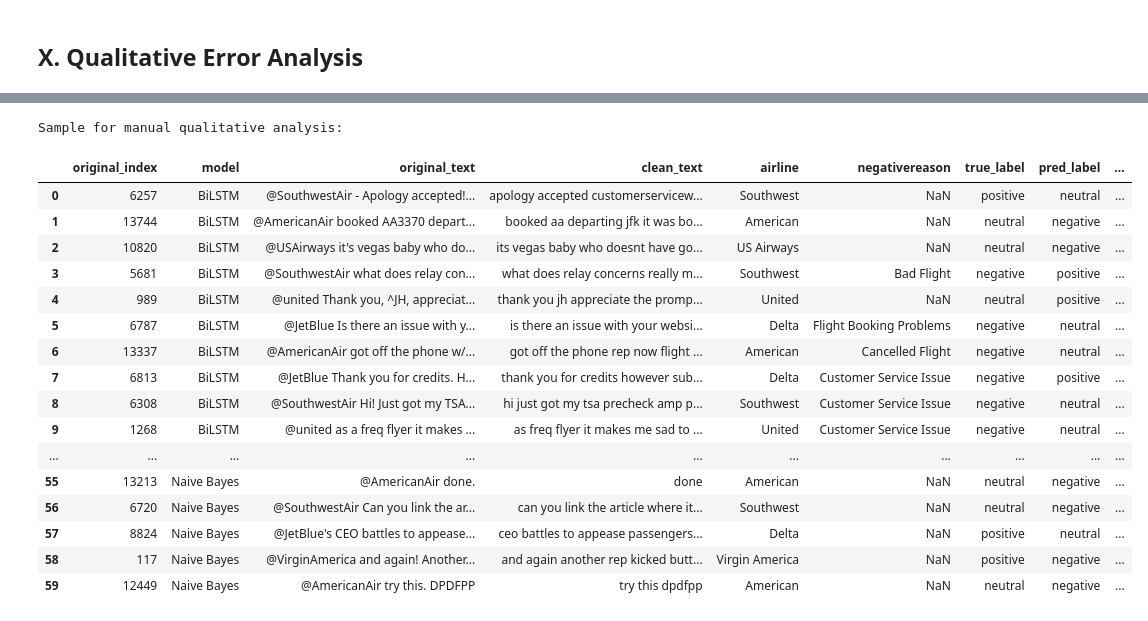
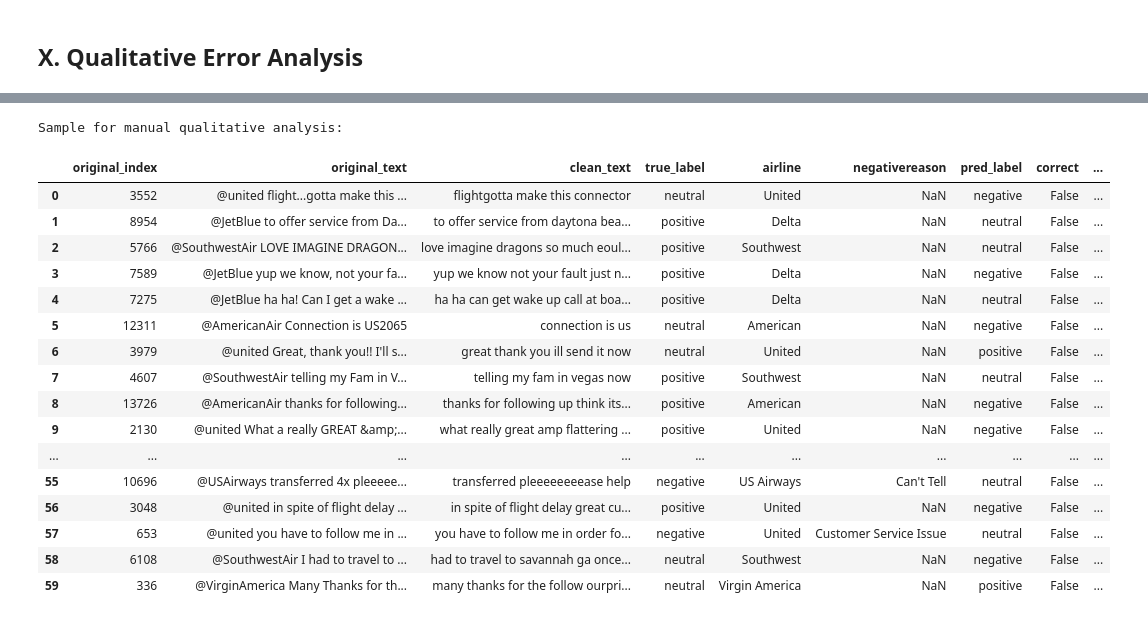
Before and after one commit to CoenHiddink2001/DLNLP_Group8, a Jupyter notebook: NLP assignment.ipynb, the cells around one changed output, grey strips where cells are left out. Saved outputs shown, nothing was run; the diff lists cells and outputs as text; code cells hidden in the pictures.

Commit message:
Update random seed en error fixes;

```diff
--- a/NLP assignment.ipynb
+++ b/NLP assignment.ipynb
@@ -984,55 +918,41 @@ Predicted: neutral
 ------------------------------------------------------------
 # %%
-# Create a qualitative analysis sample: 20 errors per model
 qual_sample = pd.concat([
     nb_errors.assign(model="Naive Bayes"),
     logit_errors.assign(model="Logistic Regression"),
     bilstm_errors.assign(model="BiLSTM")
 ], axis=0)
 
-# Sample evenly across models
-qual_sample = (
-    qual_sample.groupby("model", group_keys=False)
-    .apply(lambda x: x.sample(n=min(20, len(x)), random_state=42))
-    .copy()
-)
-
-qual_sample = qual_sample[[
-    "model",
-    "original_text",
-    "clean_text",
-    "airline",
-    "negativereason",
-    "true_label",
-    "pred_label",
-    "confusion_pair"
-]].reset_index(drop=False).rename(columns={"index": "original_index"})
+qual_sample = pd.concat([
+    qual_sample[qual_sample["model"] == m].sample(n=min(20, len(qual_sample[qual_sample["model"] == m])), random_state=42)
+    for m in qual_sample["model"].unique()
+]).reset_index(drop=False).rename(columns={"index": "original_index"})
 
 qual_sample["error_category"] = ""
 qual_sample["notes"] = ""
 
 pd.set_option("display.max_colwidth", None)
 print("\nSample for manual qualitative analysis:")
 display(qual_sample)
 # %% [output]
 Sample for manual qualitative analysis:
-|  | original_index | model | original_text | clean_text | airline | negativereason | true_label | pred_label | ... |
-| 0 | 6257 | BiLSTM | @SouthwestAir - Apology accepted!... | apology accepted customerservicew... | Southwest | NaN | positive | neutral | ... |
-| 1 | 13744 | BiLSTM | @AmericanAir booked AA3370 depart... | booked aa departing jfk it was bo... | American | NaN | neutral | negative | ... |
-| 2 | 10820 | BiLSTM | @USAirways it's vegas baby who do... | its vegas baby who doesnt have go... | US Airways | NaN | neutral | negative | ... |
-| 3 | 5681 | BiLSTM | @SouthwestAir what does relay con... | what does relay concerns really m... | Southwest | Bad Flight | negative | positive | ... |
-| 4 | 989 | BiLSTM | @united Thank you, ^JH, appreciat... | thank you jh appreciate the promp... | United | NaN | neutral | positive | ... |
-| 5 | 6787 | BiLSTM | @JetBlue Is there an issue with y... | is there an issue with your websi... | Delta | Flight Booking Problems | negative | neutral | ... |
-| 6 | 13337 | BiLSTM | @AmericanAir got off the phone w/... | got off the phone rep now flight ... | American | Cancelled Flight | negative | neutral | ... |
-| 7 | 6813 | BiLSTM | @JetBlue Thank you for credits. H... | thank you for credits however sub... | Delta | Customer Service Issue | negative | positive | ... |
-| 8 | 6308 | BiLSTM | @SouthwestAir Hi! Just got my TSA... | hi just got my tsa precheck amp p... | Southwest | Customer Service Issue | negative | neutral | ... |
-| 9 | 1268 | BiLSTM | @united as a freq flyer it makes ... | as freq flyer it makes me sad to ... | United | Customer Service Issue | negative | neutral | ... |
+|  | original_index | original_text | clean_text | true_label | airline | negativereason | pred_label | correct | ... |
+| 0 | 3552 | @united flight...gotta make this ... | flightgotta make this connector | neutral | United | NaN | negative | False | ... |
+| 1 | 8954 | @JetBlue to offer service from Da... | to offer service from daytona bea... | positive | Delta | NaN | neutral | False | ... |
+| 2 | 5766 | @SouthwestAir LOVE IMAGINE DRAGON... | love imagine dragons so much eoul... | positive | Southwest | NaN | neutral | False | ... |
+| 3 | 7589 | @JetBlue yup we know, not your fa... | yup we know not your fault just n... | positive | Delta | NaN | negative | False | ... |
+| 4 | 7275 | @JetBlue ha ha! Can I get a wake ... | ha ha can get wake up call at boa... | positive | Delta | NaN | neutral | False | ... |
+| 5 | 12311 | @AmericanAir Connection is US2065 | connection is us | neutral | American | NaN | negative | False | ... |
+| 6 | 3979 | @united Great, thank you!! I'll s... | great thank you ill send it now | neutral | United | NaN | positive | False | ... |
+| 7 | 4607 | @SouthwestAir telling my Fam in V... | telling my fam in vegas now | positive | Southwest | NaN | neutral | False | ... |
+| 8 | 13726 | @AmericanAir thanks for following... | thanks for following up think its... | positive | American | NaN | negative | False | ... |
+| 9 | 2130 | @united What a really GREAT &amp;... | what really great amp flattering ... | positive | United | NaN | negative | False | ... |
 | ... | ... | ... | ... | ... | ... | ... | ... | ... | ... |
-| 55 | 13213 | Naive Bayes | @AmericanAir done. | done | American | NaN | neutral | negative | ... |
-| 56 | 6720 | Naive Bayes | @SouthwestAir Can you link the ar... | can you link the article where it... | Southwest | NaN | neutral | negative | ... |
-| 57 | 8824 | Naive Bayes | @JetBlue's CEO battles to appease... | ceo battles to appease passengers... | Delta | NaN | positive | neutral | ... |
-| 58 | 117 | Naive Bayes | @VirginAmerica and again! Another... | and again another rep kicked butt... | Virgin America | NaN | positive | negative | ... |
-| 59 | 12449 | Naive Bayes | @AmericanAir try this. DPDFPP | try this dpdfpp | American | NaN | neutral | negative | ... |
+| 55 | 10696 | @USAirways transferred 4x pleeeee... | transferred pleeeeeeeease help | negative | US Airways | Can't Tell | neutral | False | ... |
+| 56 | 3048 | @united in spite of flight delay ... | in spite of flight delay great cu... | positive | United | NaN | negative | False | ... |
+| 57 | 653 | @united you have to follow me in ... | you have to follow me in order fo... | negative | United | Customer Service Issue | neutral | False | ... |
+| 58 | 6108 | @SouthwestAir I had to travel to ... | had to travel to savannah ga once... | neutral | Southwest | NaN | negative | False | ... |
+| 59 | 336 | @VirginAmerica Many Thanks for th... | many thanks for the follow ourpri... | neutral | Virgin America | NaN | positive | False | ... |
 # %%
 # Assign all 60 errors to a category (out of six categories) and add a note about why we think the error could have occured.
 # Via this way we try to recognize patterns in the errors ourselves.
```
Also changed, not shown: parts of 20 cells of this notebook, 8 other files.
